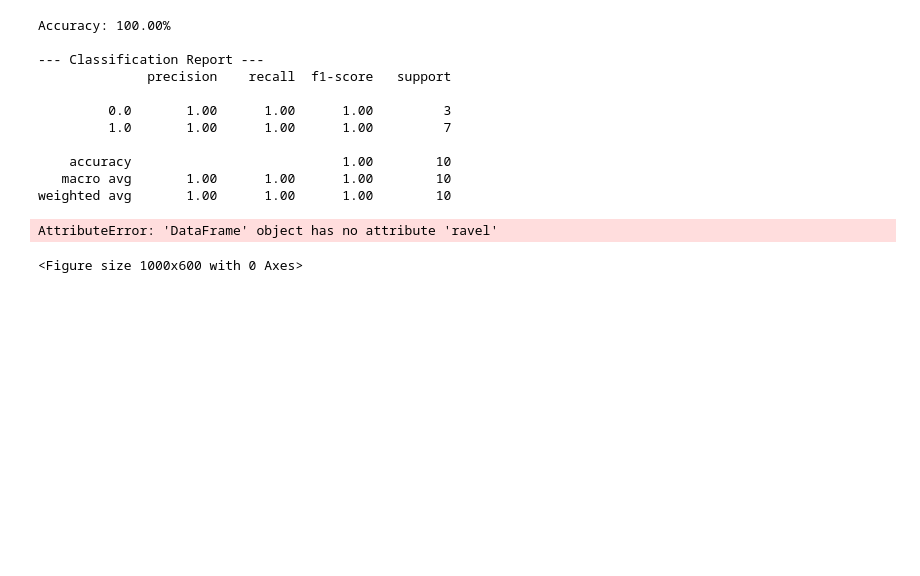
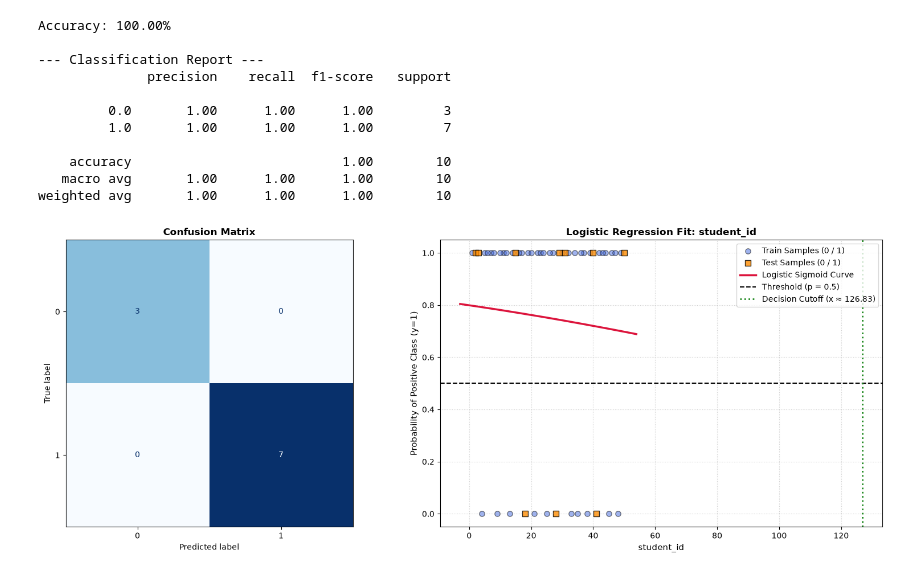
Before and after one commit to balaji-wadhekar/Machine-Learning-, a Jupyter notebook: Logistic_Regression.ipynb, the cells around one changed output. Saved outputs shown, nothing was run; the diff lists cells and outputs as text; code cells hidden in the pictures; blank space fills up the shorter version.

Commit message:
Curve Line Draw using sigmoid function

```diff
--- a/Logistic_Regression.ipynb
+++ b/Logistic_Regression.ipynb
@@ -76,6 +76,73 @@ Accuracy: 100.00%
    macro avg       1.00      1.00      1.00        10
 weighted avg       1.00      1.00      1.00        10
 # %%
+# 5. Visualizations: Confusion Matrix + Sigmoid S-Curve & Linear Boundary
+# -------------------------------------------------------------
+fig, axes = plt.subplots(1, 2, figsize=(16, 6))
+
+# Plot 1: Confusion Matrix
+cm = confusion_matrix(y_test, y_pred)
+disp = ConfusionMatrixDisplay(confusion_matrix=cm)
+disp.plot(ax=axes[0], cmap='Blues', colorbar=False)
+axes[0].set_title("Confusion Matrix", fontsize=12, fontweight='bold')
+
+# Plot 2: Sigmoid S-Curve using Primary Feature
+# Identify the primary continuous feature to display the curve
+primary_feature_name = X.columns[0]
+feature_idx = 0
+
+# Extract unscaled 1D arrays and flatten them
+x_feature_train = np.asarray(X_train.iloc[:, feature_idx]).ravel()
+x_feature_test = np.asarray(X_test.iloc[:, feature_idx]).ravel()
+
+# Train a 1D model specifically for generating the continuous 2D boundary curve
+model_1d = LogisticRegression()
+model_1d.fit(x_feature_train.reshape(-1, 1), y_train)
+
+# Generate smooth points spanning the feature range
+x_min, x_max = min(x_feature_train.min(), x_feature_test.min()), max(x_feature_train.max(), x_feature_test.max())
+margin = (x_max - x_min) * 0.08
+x_smooth = np.linspace(x_min - margin, x_max + margin, 500).reshape(-1, 1)
+
+# Sigmoid probabilities: σ(z)
+y_prob_smooth = model_1d.predict_proba(x_smooth)[:, 1]
+
+# Decision cutoff calculation: z = w*x + b = 0 => x = -b/w
+w = model_1d.coef_[0][0]
+b = model_1d.intercept_[0]
+decision_boundary_x = -b / w
+
+# Scatter actual training and testing points
+axes[1].scatter(
+    x_feature_train, y_train,
+    color='royalblue', alpha=0.5, edgecolor='k', s=45, label='Train Samples (0 / 1)'
+)
+axes[1].scatter(
+    x_feature_test, y_test,
+    color='darkorange', alpha=0.8, edgecolor='k', s=55, marker='s', label='Test Samples (0 / 1)'
+)
+
+# Plot the Sigmoid curve
+axes[1].plot(
+    x_smooth.ravel(), y_prob_smooth,
+    color='crimson', linewidth=2.5, label='Logistic Sigmoid Curve'
+)
+
+# Plot Decision Boundary Thresholds
+axes[1].axhline(0.5, color='black', linestyle='--', linewidth=1.5, label='Threshold (p = 0.5)')
+axes[1].axvline(
+    decision_boundary_x, color='forestgreen', linestyle=':', linewidth=2,
+    label=f'Decision Cutoff (x ≈ {decision_boundary_x:.2f})'
+)
+
+axes[1].set_title(f"Logistic Regression Fit: {primary_feature_name}", fontsize=12, fontweight='bold')
+axes[1].set_xlabel(primary_feature_name, fontsize=11)
+axes[1].set_ylabel("Probability of Positive Class (y=1)", fontsize=11)
+axes[1].set_ylim(-0.05, 1.05)
+axes[1].grid(True, linestyle=':', alpha=0.6)
+axes[1].legend(loc='best')
+
+plt.tight_layout()
+plt.show()
 # %% [output]
-AttributeError: 'DataFrame' object has no attribute 'ravel'
-<Figure size 1000x600 with 0 Axes>
+[figure, added]
```
